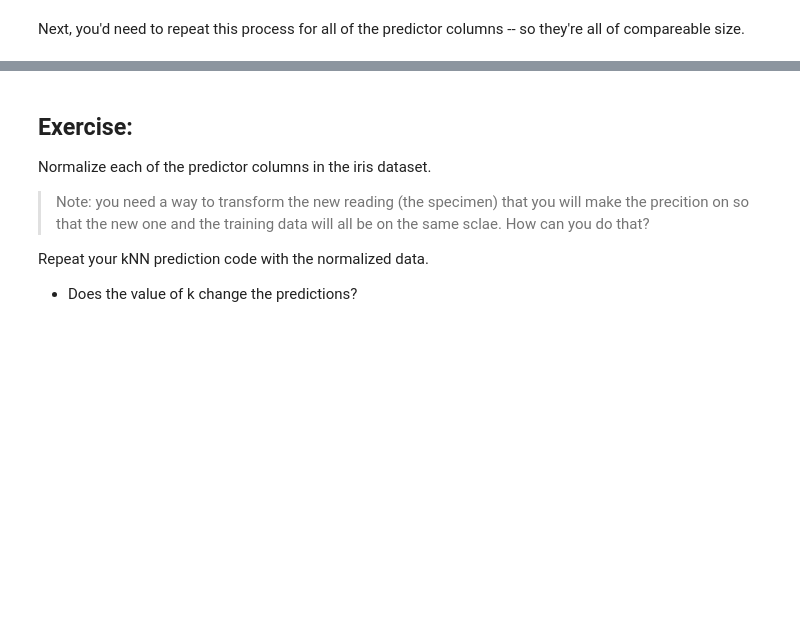
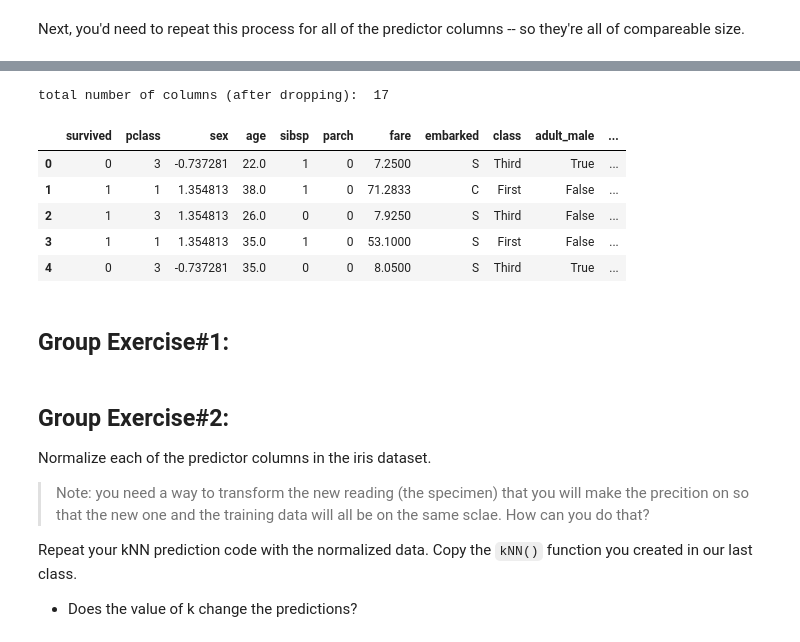
Before and after one commit to alimoorreza/CS167-sp25-notes, a Jupyter notebook: Day06_Normalization.ipynb, the cells around one changed output, grey strips where cells are left out. Drawn from its saved outputs; the diff is of its cells as text; code cells hidden in the pictures; blank space fills up the shorter version.

```diff
--- a/Day06_Normalization.ipynb
+++ b/Day06_Normalization.ipynb
@@ -224,0 +206,7 @@ Next, you'd need to repeat this process for all of the predictor columns -- so t
+# %%
+#import the data:
+import pandas as pd
+path = '/content/drive/MyDrive/cs167_sp25/datasets/titanic.csv'
+titanic = pd.read_csv(path)
+print('total number of columns: ', titanic.shape[1])
+titanic.head()
@@ -224,0 +231,3 @@ Next, you'd need to repeat this process for all of the predictor columns -- so t
+# %%
+new_df = pd.get_dummies(titanic['who'], prefix='who')
+new_df.head()
@@ -224,0 +236,4 @@ Next, you'd need to repeat this process for all of the predictor columns -- so t
+# %%
+df = pd.concat([titanic, new_df], axis=1)
+print('total number of columns (after replacing): ', df.shape[1])
+df.head()
@@ -224,0 +248,14 @@ Next, you'd need to repeat this process for all of the predictor columns -- so t
+# %%
+df.drop(columns=['who'], inplace=True)
+print('total number of columns (after dropping): ', df.shape[1])
+df.head()
+# %% [output]
+total number of columns (after dropping):  17
+|  | survived | pclass | sex | age | sibsp | parch | fare | embarked | class | adult_male | ... |
+| 0 | 0 | 3 | -0.737281 | 22.0 | 1 | 0 | 7.2500 | S | Third | True | ... |
+| 1 | 1 | 1 | 1.354813 | 38.0 | 1 | 0 | 71.2833 | C | First | False | ... |
+| 2 | 1 | 3 | 1.354813 | 26.0 | 0 | 0 | 7.9250 | S | Third | False | ... |
+| 3 | 1 | 1 | 1.354813 | 35.0 | 1 | 0 | 53.1000 | S | First | False | ... |
+| 4 | 0 | 3 | -0.737281 | 35.0 | 0 | 0 | 8.0500 | S | Third | True | ... |
+# %% [markdown]
+## Group Exercise#1:
@@ -225,9 +282,9 @@ Next, you'd need to repeat this process for all of the predictor columns -- so t
 # %% [markdown]
-## Exercise:
+## Group Exercise#2:
 
 Normalize each of the predictor columns in the iris dataset.
 
 > Note: you need a way to transform the new reading (the specimen) that you will make the precition on so that the new one and the training data will all be on the same sclae. How can you do that?
 
-Repeat your kNN prediction code with the normalized data.
+Repeat your kNN prediction code with the normalized data. Copy the `kNN()` function you created in our last class.
 - Does the value of k change the predictions?
```
Also changed, not shown: parts of 22 cells of this notebook.
